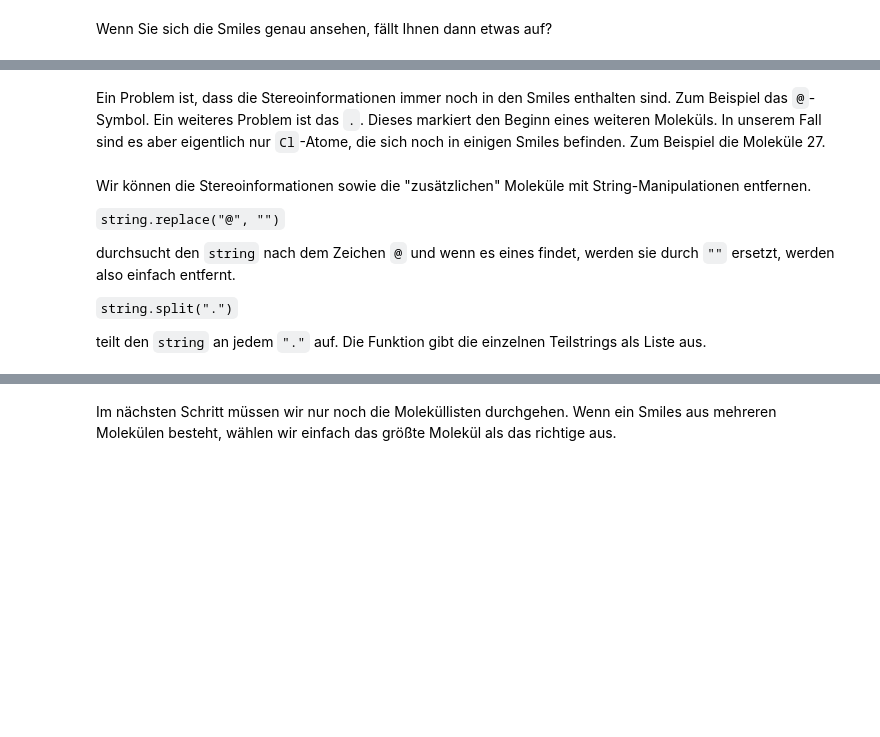
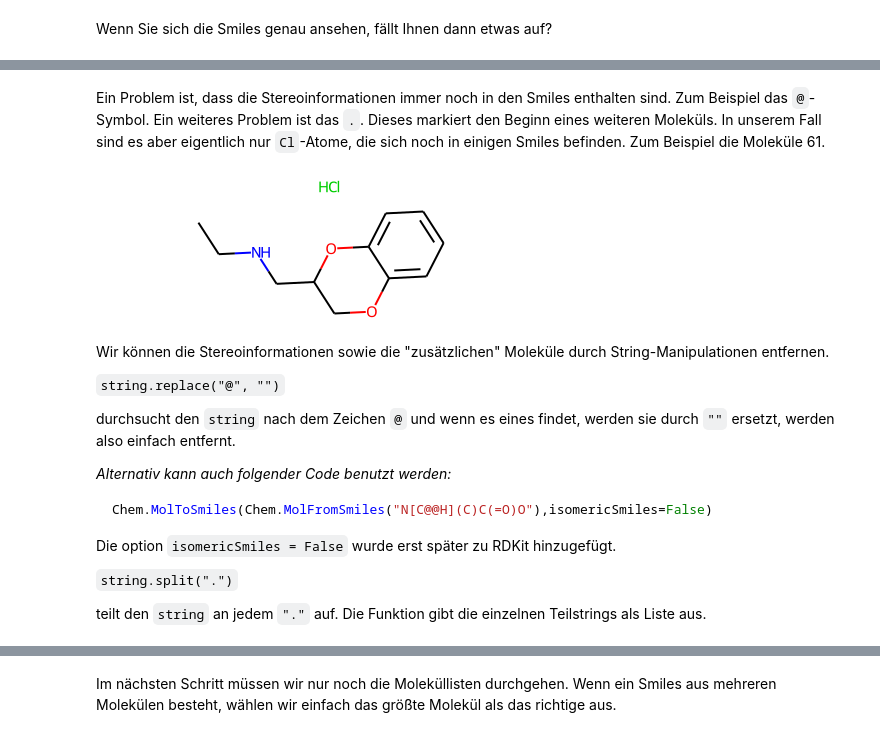
Before and after one commit to kochgroup/intro_pharma_ai, a Jupyter notebook: Notebooks_GER/Woche 12 - Autoencoders.ipynb, the cells around one changed output, grey strips where cells are left out. Drawn from its saved outputs; the diff is of its cells as text; code cells hidden in the pictures; blank space fills up the shorter version.

````diff
--- a/Notebooks_GER/Woche 12 - Autoencoders.ipynb
+++ b/Notebooks_GER/Woche 12 - Autoencoders.ipynb
@@ -136,7 +147,7 @@ Sie sehen auch zusätzliche Informationen wie TPSA oder LogP können gleich mit
 
 Um so eine `.sdf` Datei in Python einzulesen, brauchen wir einen sogenannten `MolSupplier` von `rdkit`. Ein Supplier stellt die Verbindung zwischen unsere Datein und Python her. Mit einem `for-loop` können dann die einzelnen Smiles aus dem SDF-File gelesen werden.
 # %%
-suppl = Chem.SDMolSupplier("../data/high_fidelity/Enamine_High_Fidelity_Fragment_Library_plated_1920cmds_20210718.sdf")
+suppl = Chem.SDMolSupplier("../data/high_fidelity/fragments.sdf")
 # %%
 smiles = []
 for mol in suppl:
@@ -159,15 +203,26 @@ smiles
 # %% [markdown]
 Ein Problem ist, dass die Stereoinformationen immer noch in den Smiles enthalten sind. Zum Beispiel das `@`-Symbol. Ein weiteres Problem ist das `.`. Dieses markiert den Beginn eines weiteren Moleküls. In unserem Fall sind es aber eigentlich nur `Cl`-Atome, die sich noch in einigen Smiles befinden.
-Zum Beispiel die Moleküle 27.
+Zum Beispiel die Moleküle 61.
 # %%
-Chem.MolFromSmiles(smiles[26])
+Chem.MolFromSmiles(smiles[60])
+# %% [output]
+[figure, added]
 # %% [markdown]
-Wir können die Stereoinformationen sowie die "zusätzlichen" Moleküle mit String-Manipulationen entfernen.
+Wir können die Stereoinformationen sowie die "zusätzlichen" Moleküle durch String-Manipulationen entfernen.
 
 `string.replace("@", "")`
 
 durchsucht den `string` nach dem Zeichen `@` und wenn es eines findet, werden sie durch `""` ersetzt, werden also einfach entfernt.
 
+
+*Alternativ kann auch folgender Code benutzt werden:*
+
+```python
+Chem.MolToSmiles(Chem.MolFromSmiles("N[C@@H](C)C(=O)O"),isomericSmiles=False)
+```
+Die option `isomericSmiles = False` wurde erst später zu RDKit hinzugefügt.
+
+
 `string.split(".")`
 
 teilt den `string` an jedem `"."` auf. Die Funktion gibt die einzelnen Teilstrings als Liste aus.
````
Also changed, not shown: parts of 38 cells of this notebook, 3 other files.
